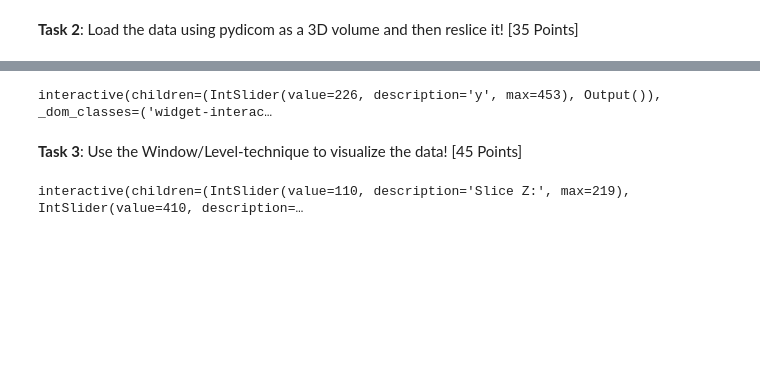
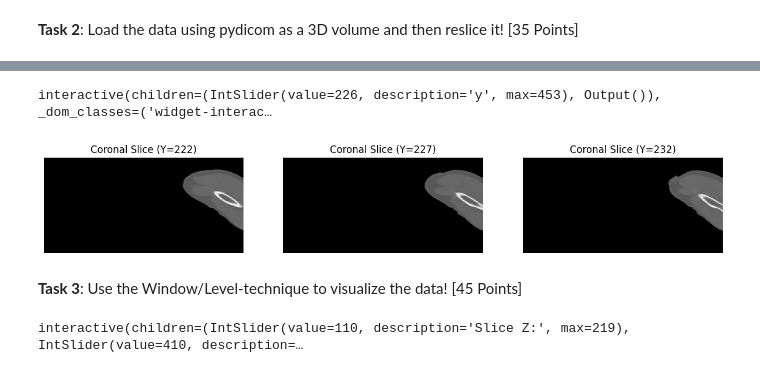
Before and after one commit to shkimmie-umb/cs666student, a Jupyter notebook: CS666_Assignment_6_shk.ipynb, the cells around one changed output, grey strips where cells are left out. Drawn from its saved outputs; the diff is of its cells as text; code cells hidden in the pictures; blank space fills up the shorter version.

```diff
--- a/CS666_Assignment_6_shk.ipynb
+++ b/CS666_Assignment_6_shk.ipynb
@@ -138,15 +164,28 @@ interactive(children=(IntSlider(value=255, description='x', max=511), Output()),
 # %%
 # TODO: YOUR CODE FOR CORONAL
 def show_coronal(y):
     plt.figure(figsize=(8, 8))
     plt.imshow(ct_volume[y, :, :], cmap='gray', aspect=coronal_aspect)
     plt.title(f'Coronal Slice (Y={y})')
     plt.axis('off')
     plt.show()
 
-interact(show_coronal, y=(0, ct_volume.shape[0] - 1));
+interact(show_coronal, y=(0, ct_volume.shape[0] - 1))
+
+# Static visualization for GitHub compatibility
+mid_y = ct_volume.shape[0] // 2
+fig, axes = plt.subplots(1, 3, figsize=(15, 5))
+
+for i, offset in enumerate([-5, 0, 5]):
+    slice_idx = max(0, min(ct_volume.shape[0] - 1, mid_y + offset))
+    axes[i].imshow(ct_volume[slice_idx, :, :], cmap='gray', aspect=coronal_aspect)
+    axes[i].set_title(f'Coronal Slice (Y={slice_idx})')
+    axes[i].axis('off')
+
+plt.show()
 # %% [output]
 interactive(children=(IntSlider(value=226, description='y', max=453), Output()), _dom_classes=('widget-interac…
+[figure, added]
 # %% [markdown]
 **Task 3**: Use the Window/Level-technique to visualize the data! [45 Points]
 # %%
```
Also changed, not shown: parts of 4 cells of this notebook.
